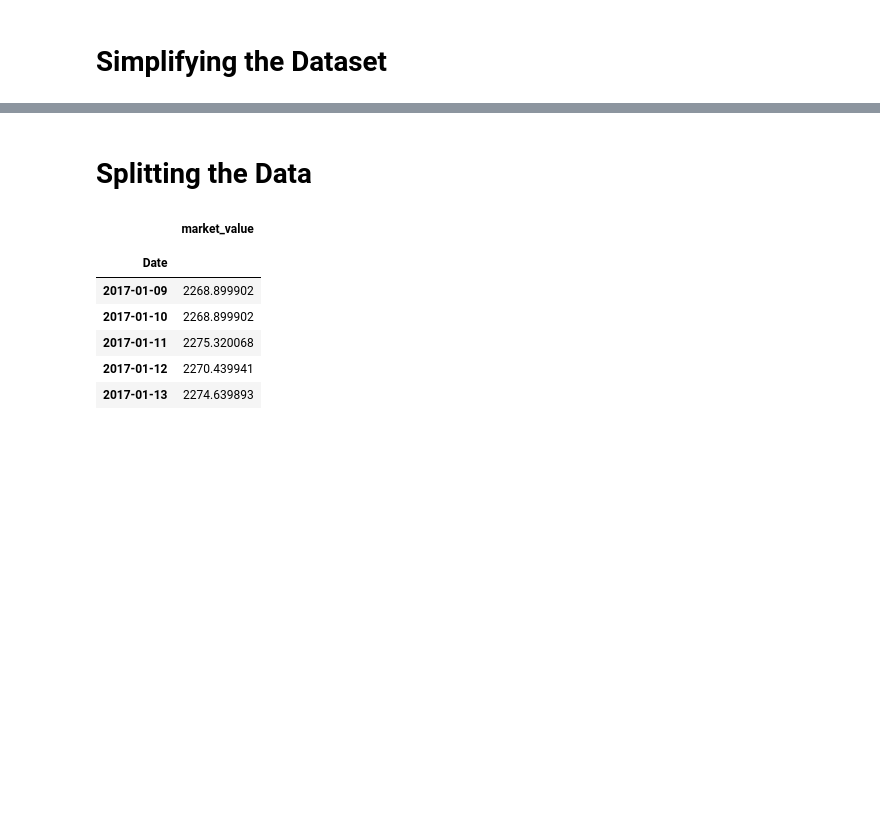
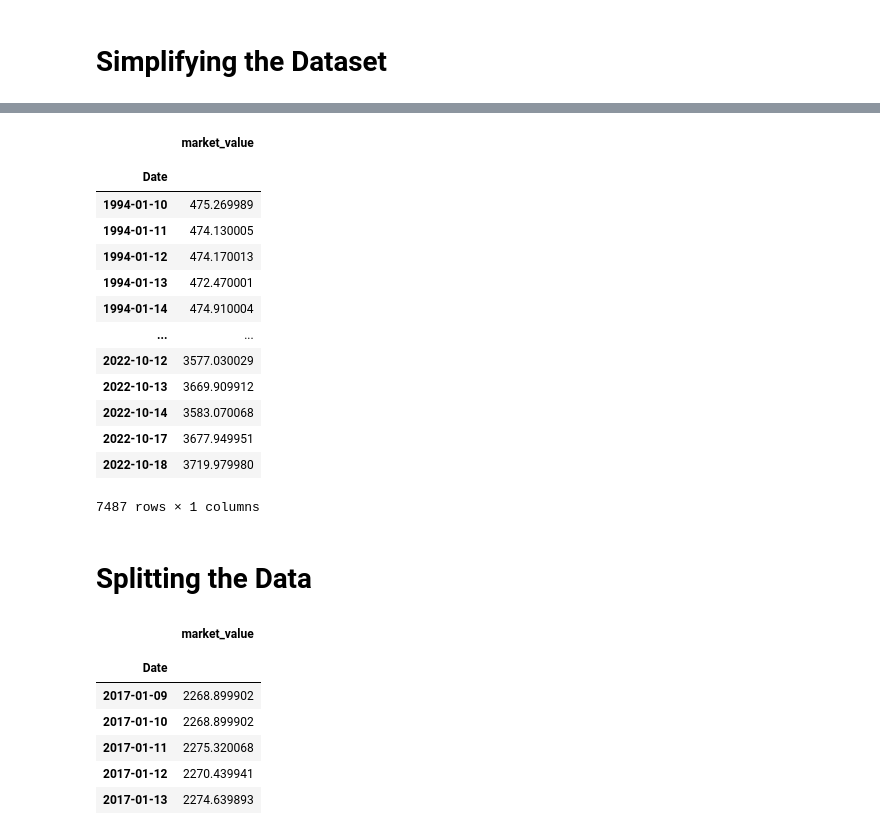
Before and after one commit to Serkankizilirmak/Timeseries_Project, a Jupyter notebook: S&P500_AR_MA_ETC.ipynb, the cells around one changed output, grey strips where cells are left out. Cells and saved outputs as stored; diff of their text form; code cells hidden in the pictures; blank space fills up the shorter version.

```diff
--- a/S&P500_AR_MA_ETC.ipynb
+++ b/S&P500_AR_MA_ETC.ipynb
@@ -138,4 +138,22 @@ df.describe()
 | max | 4796.560059 |
+# %%
+df
+# %% [output]
+|  | market_value |
+|  |  |
+| Date |  |
+| 1994-01-10 | 475.269989 |
+| 1994-01-11 | 474.130005 |
+| 1994-01-12 | 474.170013 |
+| 1994-01-13 | 472.470001 |
+| 1994-01-14 | 474.910004 |
+| ... | ... |
+| 2022-10-12 | 3577.030029 |
+| 2022-10-13 | 3669.909912 |
+| 2022-10-14 | 3583.070068 |
+| 2022-10-17 | 3677.949951 |
+| 2022-10-18 | 3719.979980 |
+7487 rows × 1 columns
 # %% [markdown]
 # Splitting the Data
 # %%
```
Also changed, not shown: parts of 7 cells of this notebook, 2 other files.
